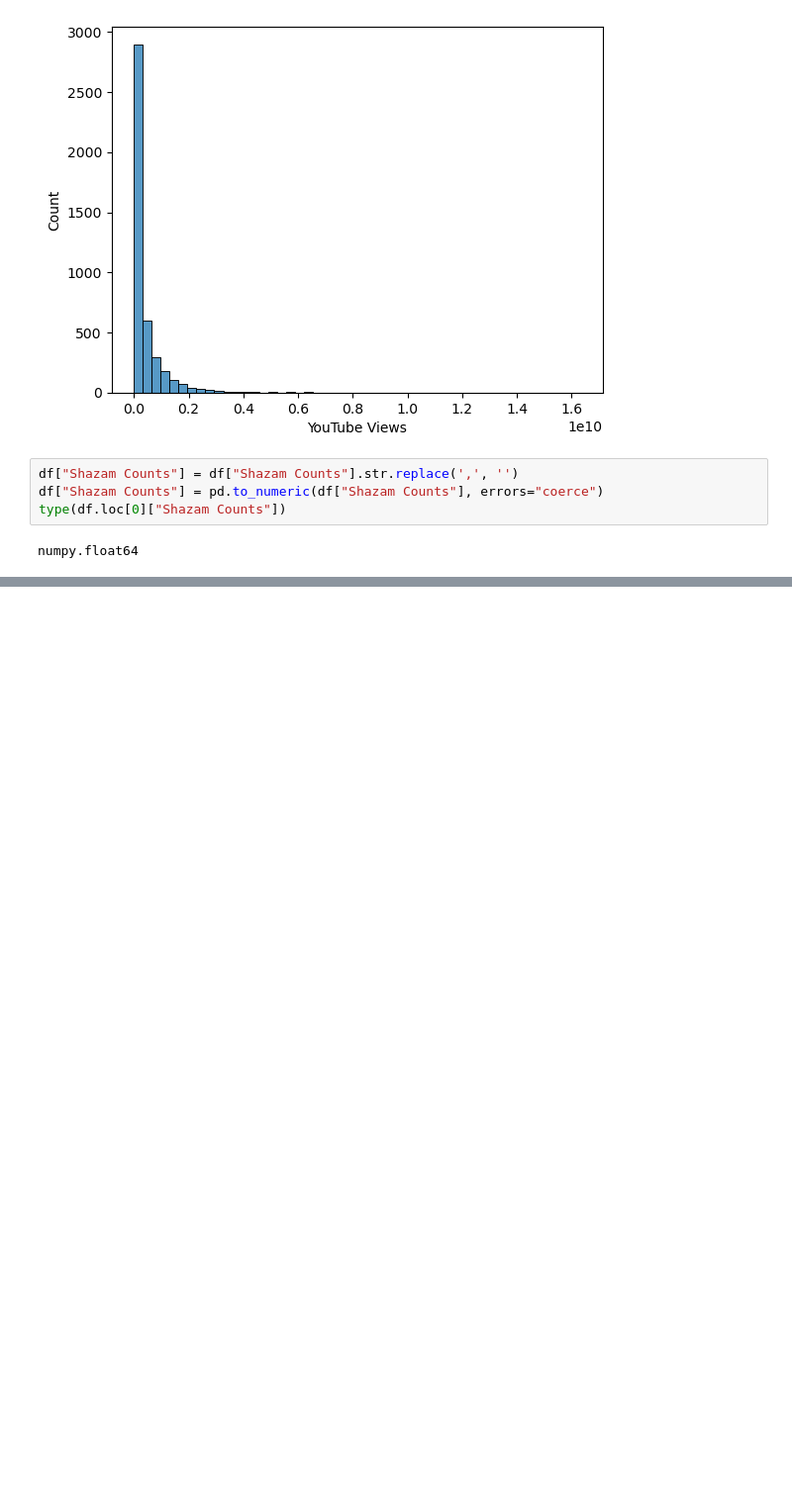
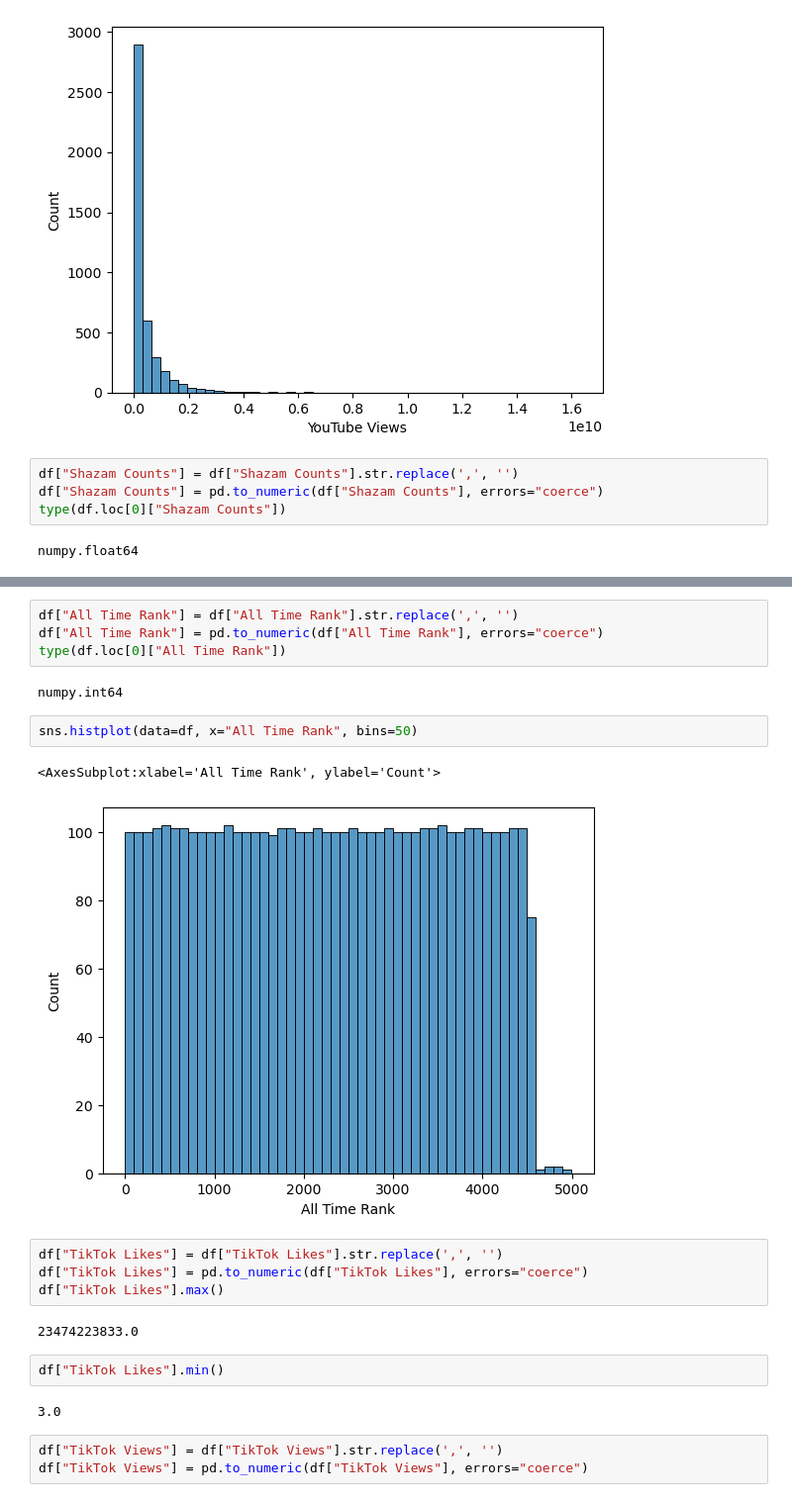
Before and after one commit to applepot437/ai, a Jupyter notebook: sem 1/spotify/spotify.ipynb, the cells around one changed output, grey strips where cells are left out. Shown at 99% size. Cells and saved outputs as stored; diff of their text form; blank space fills up the shorter version.

Commit message:
cool graphs!
wowzers!

```diff
--- a/sem 1/spotify/spotify.ipynb
+++ b/sem 1/spotify/spotify.ipynb
@@ -79,0 +80,24 @@ sns.histplot(data = df, x="Shazam Counts", bins=50)
+# %%
+df["All Time Rank"] = df["All Time Rank"].str.replace(',', '')
+df["All Time Rank"] = pd.to_numeric(df["All Time Rank"], errors="coerce")
+type(df.loc[0]["All Time Rank"])
+# %% [output]
+numpy.int64
+# %%
+sns.histplot(data=df, x="All Time Rank", bins=50)
+# %% [output]
+<AxesSubplot:xlabel='All Time Rank', ylabel='Count'>
+[figure, added]
+# %%
+df["TikTok Likes"] = df["TikTok Likes"].str.replace(',', '')
+df["TikTok Likes"] = pd.to_numeric(df["TikTok Likes"], errors="coerce")
+df["TikTok Likes"].max()
+# %% [output]
+23474223833.0
+# %%
+df["TikTok Likes"].min()
+# %% [output]
+3.0
+# %%
+df["TikTok Views"] = df["TikTok Views"].str.replace(',', '')
+df["TikTok Views"] = pd.to_numeric(df["TikTok Views"], errors="coerce")
```
Also changed, not shown: parts of 5 cells of this notebook.
